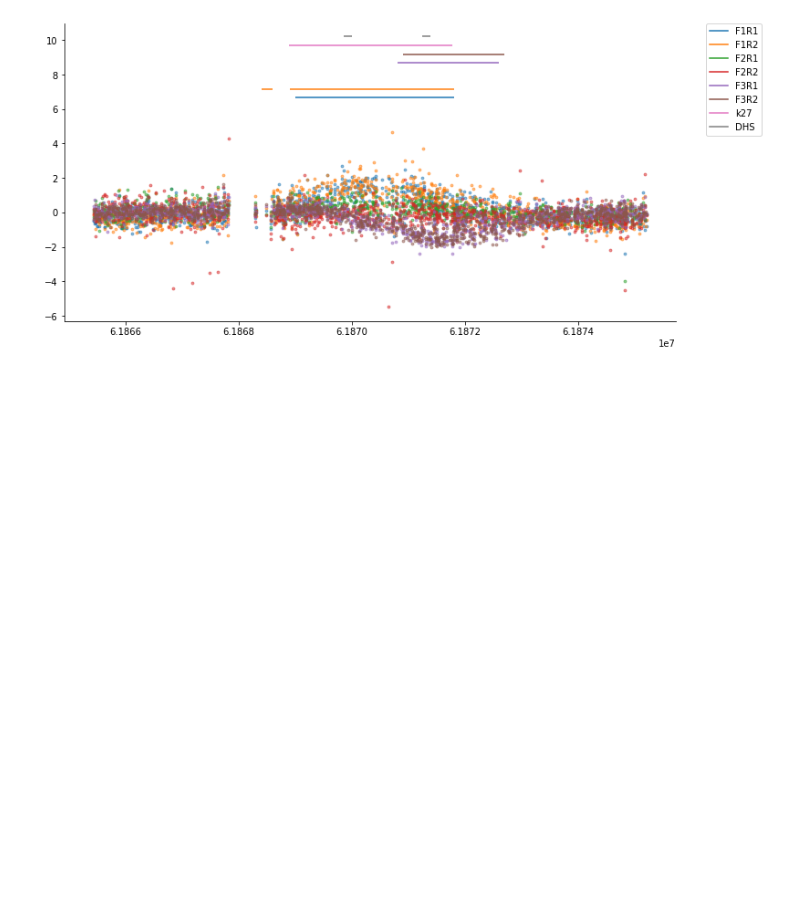
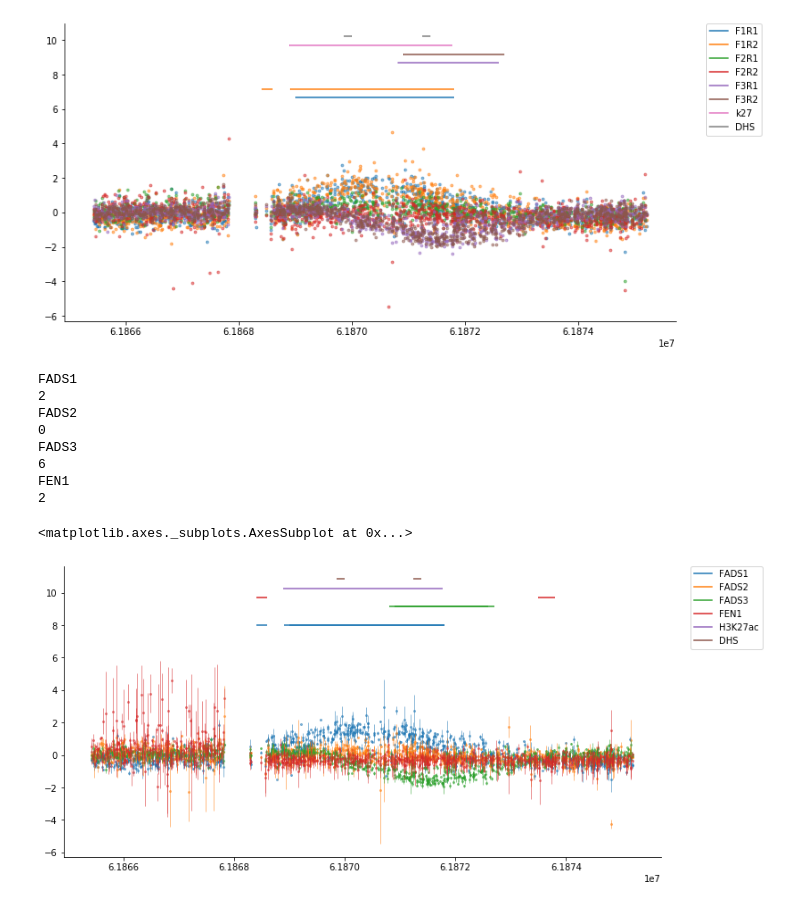
Before and after one commit to sjgosai/casa, a Jupyter notebook: analysis/FADS_locus.ipynb, the cells around one changed output. Cells and saved outputs as stored; diff of their text form; code cells hidden in the pictures; blank space fills up the shorter version.

Commit message:
plot combined replicates

```diff
--- a/analysis/FADS_locus.ipynb
+++ b/analysis/FADS_locus.ipynb
@@ -30,6 +30,14 @@ fn_list = [F1R1_fn,F1R2_fn,F2R1_fn,F2R2_fn,
 
 exp_ids = ['F1R1','F1R2','F2R1','F2R2',
            'F3R1','F3R2','FnR1','FnR2']
+
+fullinfo= [("FADS1",1), ("FADS1",2), ("FADS2",1), ("FADS2",2),
+           ("FADS3",1), ("FADS3",2), ("FEN1",1), ("FEN1",2)]
+
+id2info = { exp_id: info for exp_id, info in zip(exp_ids, fullinfo) }
+
+id2info['k27'] = ('H3K27ac', 1)
+id2info['DHS'] = ('DHS', 1)
 # %%
 data = []
 for i, fn in enumerate(fn_list):
@@ -65,6 +73,8 @@ test_peaks = [ df.reset_index(drop=True) for df in test_peaks ]
 print(len(test_peaks))
 for exp_id, peaks_idx in zip(['F1R1','F1R2','F2R1','F2R2','F3R1','F3R2','FnR1','FnR2','k27','DHS'],range(len(test_peaks))):
     test_peaks[peaks_idx]['exp_id'] = exp_id
+    test_peaks[peaks_idx]['assay'] = id2info[exp_id][0]
+    test_peaks[peaks_idx]['replicate'] = id2info[exp_id][1]
 
 test_peaks = pd.concat(test_peaks,axis=0,ignore_index=True)
 # %% [output]
@@ -148,0 +268,14 @@ plot_hff_cutsites(np.array([[61865430,61875290]]),
+# %%
+plot_combined_cutsites(np.array([[61865430,61875290]]),
+                  data, test_peaks, plot_ids=['F1R1','F1R2','F2R1','F2R2','F3R1','F3R2','FnR1','FnR2','k27','DHS'])
+# %% [output]
+FADS1
+2
+FADS2
+0
+FADS3
+6
+FEN1
+2
+<matplotlib.axes._subplots.AxesSubplot at 0x...>
+[figure, added]
```
Also changed, not shown: parts of 11 cells of this notebook.
